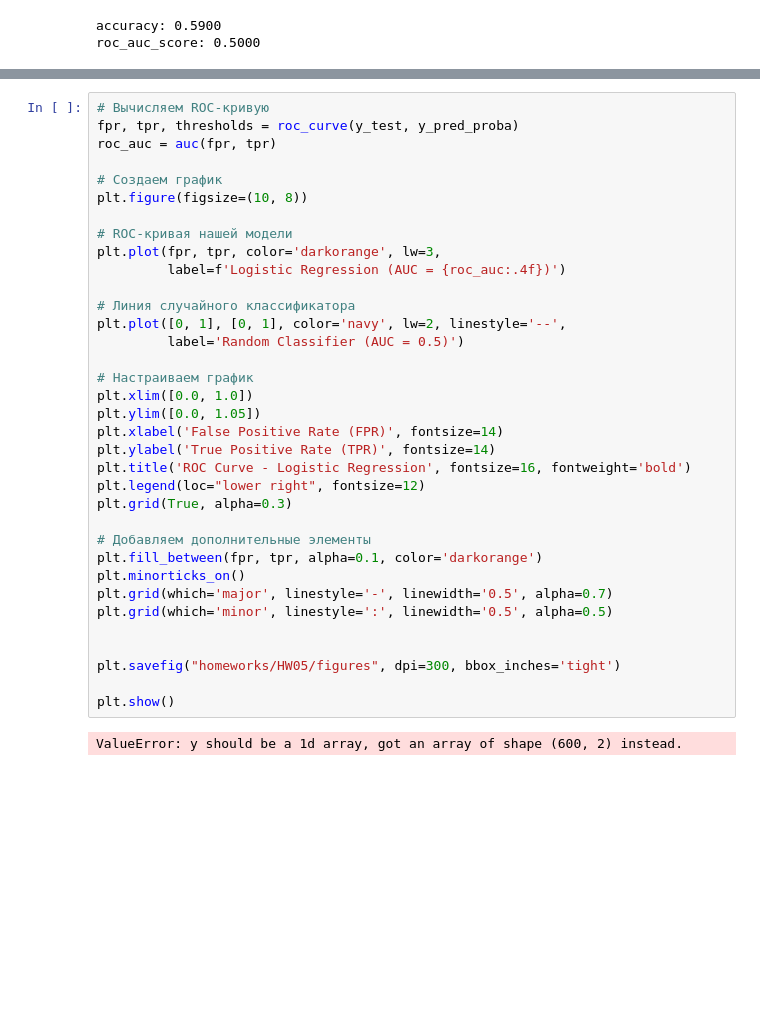
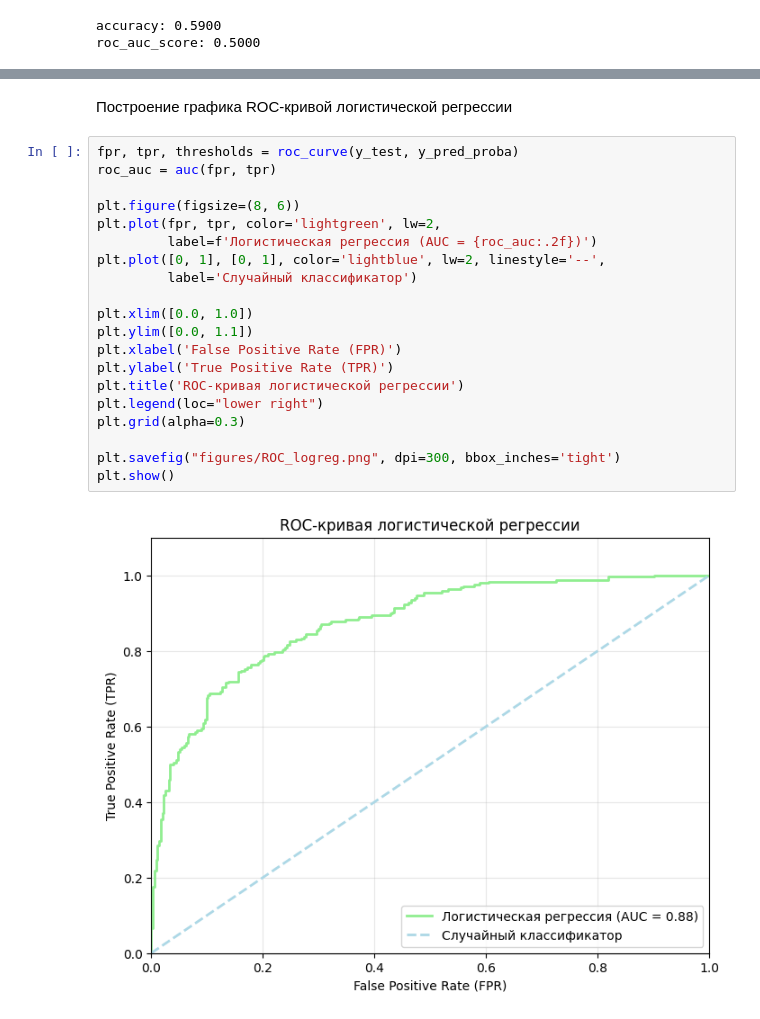
Before and after one commit to Androgorodok/aiecity, a Jupyter notebook: homeworks/HW05/HW05.ipynb, the cells around one changed output, grey strips where cells are left out. Saved outputs shown, nothing was run; the diff lists cells and outputs as text; blank space fills up the shorter version.

```diff
--- a/homeworks/HW05/HW05.ipynb
+++ b/homeworks/HW05/HW05.ipynb
@@ -134,37 +202,24 @@ Fitting 5 folds for each of 12 candidates, totalling 60 fits
+# %% [markdown]
+Построение графика ROC-кривой логистической регрессии
 # %%
-# Вычисляем ROC-кривую
 fpr, tpr, thresholds = roc_curve(y_test, y_pred_proba)
 roc_auc = auc(fpr, tpr)
 
-# Создаем график
-plt.figure(figsize=(10, 8))
+plt.figure(figsize=(8, 6))
+plt.plot(fpr, tpr, color='lightgreen', lw=2,
+         label=f'Логистическая регрессия (AUC = {roc_auc:.2f})')
+plt.plot([0, 1], [0, 1], color='lightblue', lw=2, linestyle='--',
+         label='Случайный классификатор')
 
-# ROC-кривая нашей модели
-plt.plot(fpr, tpr, color='darkorange', lw=3,
-         label=f'Logistic Regression (AUC = {roc_auc:.4f})')
+plt.xlim([0.0, 1.0])
+plt.ylim([0.0, 1.1])
+plt.xlabel('False Positive Rate (FPR)')
+plt.ylabel('True Positive Rate (TPR)')
+plt.title('ROC-кривая логистической регрессии')
+plt.legend(loc="lower right")
+plt.grid(alpha=0.3)
 
-# Линия случайного классификатора
-plt.plot([0, 1], [0, 1], color='navy', lw=2, linestyle='--',
-         label='Random Classifier (AUC = 0.5)')
-
-# Настраиваем график
-plt.xlim([0.0, 1.0])
-plt.ylim([0.0, 1.05])
-plt.xlabel('False Positive Rate (FPR)', fontsize=14)
-plt.ylabel('True Positive Rate (TPR)', fontsize=14)
-plt.title('ROC Curve - Logistic Regression', fontsize=16, fontweight='bold')
-plt.legend(loc="lower right", fontsize=12)
-plt.grid(True, alpha=0.3)
-
-# Добавляем дополнительные элементы
-plt.fill_between(fpr, tpr, alpha=0.1, color='darkorange')
-plt.minorticks_on()
-plt.grid(which='major', linestyle='-', linewidth='0.5', alpha=0.7)
-plt.grid(which='minor', linestyle=':', linewidth='0.5', alpha=0.5)
-
-
-plt.savefig("homeworks/HW05/figures", dpi=300, bbox_inches='tight')
-
+plt.savefig("figures/ROC_logreg.png", dpi=300, bbox_inches='tight')
 plt.show()
 # %% [output]
-ValueError: y should be a 1d array, got an array of shape (600, 2) instead.
+[figure, added]
```
Also changed, not shown: parts of 19 cells of this notebook, 1 other file.
